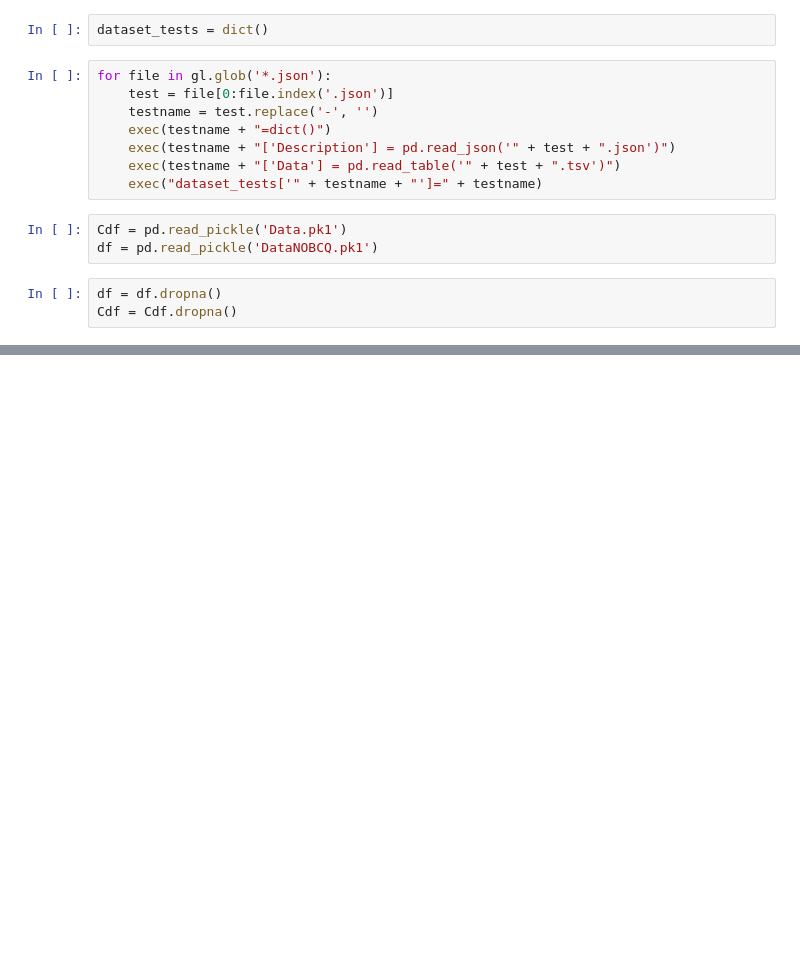
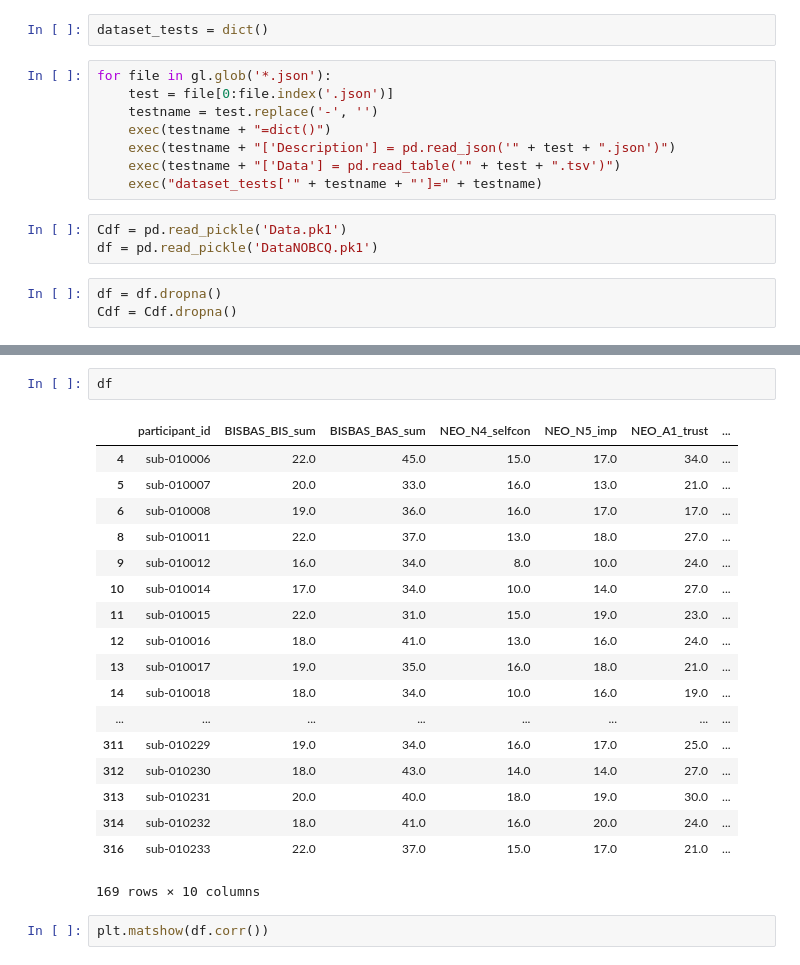
Before and after one commit to aymane399/Machine-learning-on-Neuroscience-datasets, a Jupyter notebook: Dataset.ipynb, the cells around one changed output, grey strips where cells are left out. Drawn from its saved outputs; the diff is of its cells as text; blank space fills up the shorter version.

```diff
--- a/Dataset.ipynb
+++ b/Dataset.ipynb
@@ -47,0 +105,23 @@ Cdf = Cdf.dropna()
+# %%
+df
+# %% [output]
+|  | participant_id | BISBAS_BIS_sum | BISBAS_BAS_sum | NEO_N4_selfcon | NEO_N5_imp | NEO_A1_trust | ... |
+| 4 | sub-010006 | 22.0 | 45.0 | 15.0 | 17.0 | 34.0 | ... |
+| 5 | sub-010007 | 20.0 | 33.0 | 16.0 | 13.0 | 21.0 | ... |
+| 6 | sub-010008 | 19.0 | 36.0 | 16.0 | 17.0 | 17.0 | ... |
+| 8 | sub-010011 | 22.0 | 37.0 | 13.0 | 18.0 | 27.0 | ... |
+| 9 | sub-010012 | 16.0 | 34.0 | 8.0 | 10.0 | 24.0 | ... |
+| 10 | sub-010014 | 17.0 | 34.0 | 10.0 | 14.0 | 27.0 | ... |
+| 11 | sub-010015 | 22.0 | 31.0 | 15.0 | 19.0 | 23.0 | ... |
+| 12 | sub-010016 | 18.0 | 41.0 | 13.0 | 16.0 | 24.0 | ... |
+| 13 | sub-010017 | 19.0 | 35.0 | 16.0 | 18.0 | 21.0 | ... |
+| 14 | sub-010018 | 18.0 | 34.0 | 10.0 | 16.0 | 19.0 | ... |
+| ... | ... | ... | ... | ... | ... | ... | ... |
+| 311 | sub-010229 | 19.0 | 34.0 | 16.0 | 17.0 | 25.0 | ... |
+| 312 | sub-010230 | 18.0 | 43.0 | 14.0 | 14.0 | 27.0 | ... |
+| 313 | sub-010231 | 20.0 | 40.0 | 18.0 | 19.0 | 30.0 | ... |
+| 314 | sub-010232 | 18.0 | 41.0 | 16.0 | 20.0 | 24.0 | ... |
+| 316 | sub-010233 | 22.0 | 37.0 | 15.0 | 17.0 | 21.0 | ... |
+169 rows × 10 columns
+# %%
+plt.matshow(df.corr())
```
Also changed, not shown: parts of 7 cells of this notebook.
